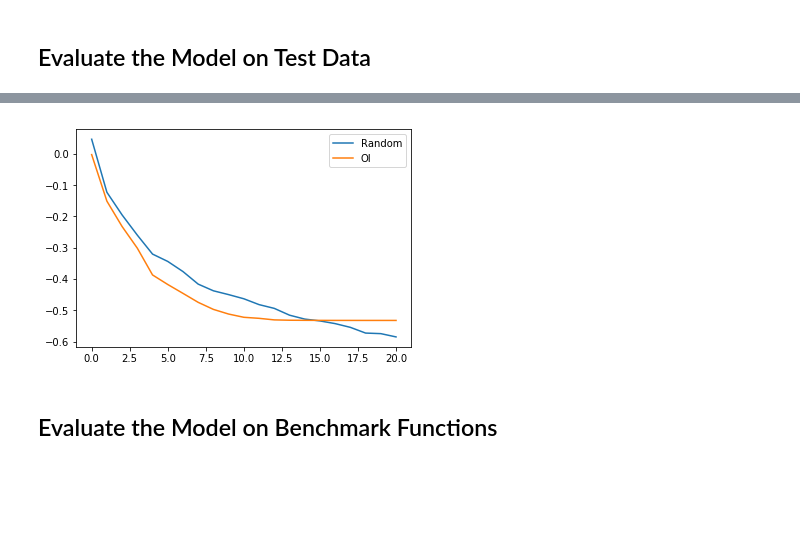
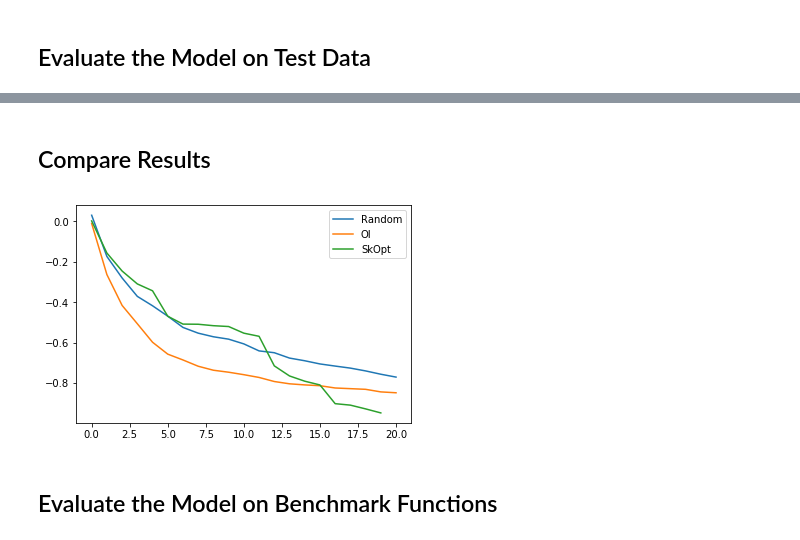
Before and after one commit to p16i/blackbox-optimization-using-rnns, a Jupyter notebook: BlackBoxOptimize.ipynb, the cells around one changed output, grey strips where cells are left out. Saved outputs shown, nothing was run; the diff lists cells and outputs as text; code cells hidden in the pictures; blank space fills up the shorter version.

Commit message:
interfaced sk_optimization with the gp data

```diff
--- a/BlackBoxOptimize.ipynb
+++ b/BlackBoxOptimize.ipynb
@@ -19,7 +18,7 @@ import data
 # Data
 load_data = False
 save_data = False
-dim = 3
+dim = 2
 n_train = 1600
 n_test = 160
 n_bumps = 6
@@ -35,7 +34,7 @@ n_steps = 20
 
 # Optimization
 x_start = np.zeros(dim).reshape(1,dim)
-epochs = 50
+epochs = 100
 gradient_clipping = 1.0
 forget_bias = 5.0
 rate_init = 0.005
@@ -69,0 +75,3 @@ if visualize: viz.plot_gp_data_sample(4, X_train, A_train, min_train, max_train,
+# %%
+samples_sk_x, samples_sk_y = sk_optimization.get_samples_sk(X_test, A_test, min_test, max_test, l, dim, \
+                                                            n_steps, function, kernel, 10, x_start.flatten())
@@ -123,7 +138,9 @@ viz.plot_gp_results_sample(10, X_test, A_test, min_test, max_test, l, samples_te
+# %% [markdown]
+## Compare Results
 # %%
-viz.plot_min_curves([random_samples, samples_test_y],['Random','OI'])
+viz.plot_min_curves([random_samples, samples_test_y, np.array(samples_sk_y)],['Random','OI','SkOpt'])
 # %% [output]
-[figure, old version]
+[figure, new version]
 # %% [markdown]
 ## Evaluate the Model on Benchmark Functions
 # %%
```
Also changed, not shown: parts of 15 cells of this notebook, 3 other files.
